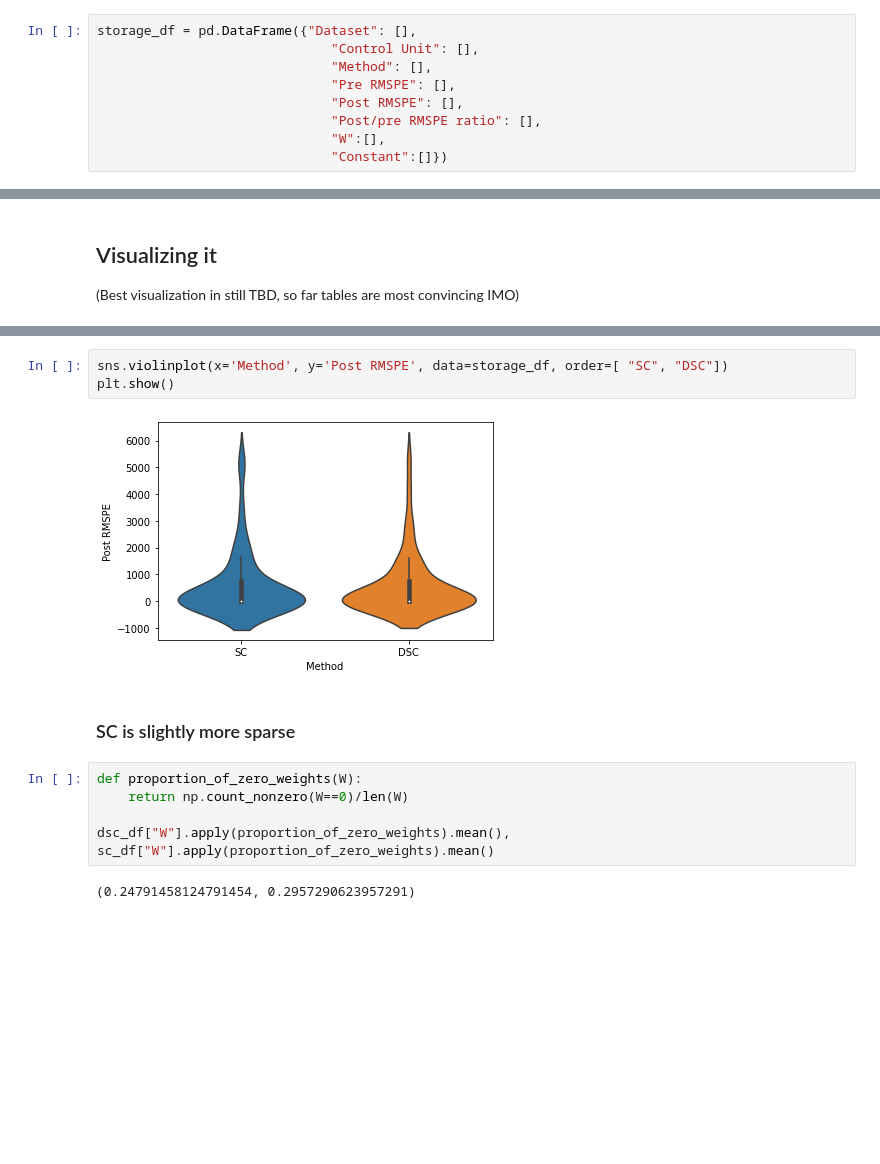
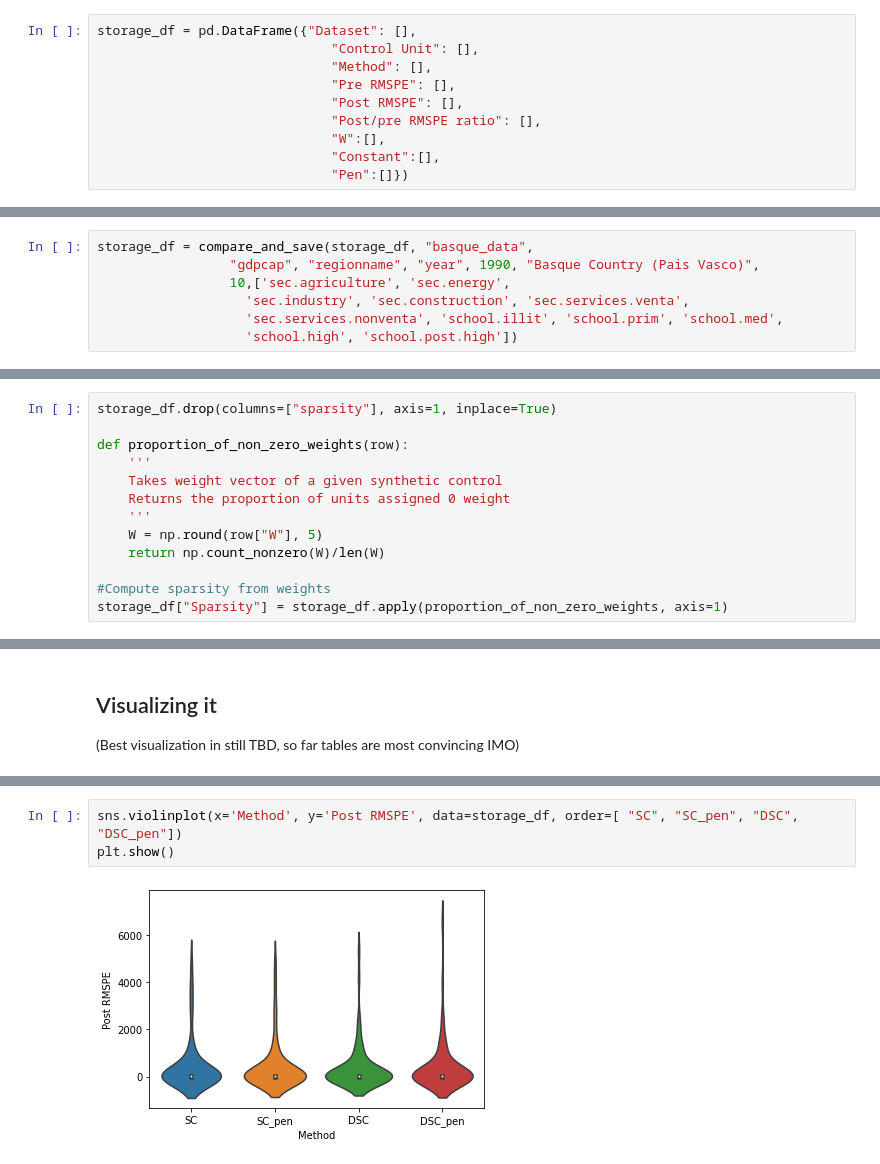
Before and after one commit to OscarEngelbrektson/Comparing_Synthetic_Control_Methods, a Jupyter notebook: Empirical evaluation using real data/Empirical Evaluation using real data.ipynb, the cells around one changed output, grey strips where cells are left out. Saved outputs shown, nothing was run; the diff lists cells and outputs as text; blank space fills up the shorter version.

```diff
--- a/Empirical evaluation using real data/Empirical Evaluation using real data.ipynb
+++ b/Empirical evaluation using real data/Empirical Evaluation using real data.ipynb
@@ -83,7 +89,8 @@ storage_df = pd.DataFrame({"Dataset": [],
                               "Post RMSPE": [],
                               "Post/pre RMSPE ratio": [],
                               "W":[],
-                              "Constant":[]})
+                              "Constant":[],
+                              "Pen":[]})
 # %%
 storage_df = compare_and_save(storage_df, "smoking_data",
                  "cigsale", "state", "year", 1989, "California", 10)
@@ -91,3 +98,10 @@ storage_df = compare_and_save(storage_df, "smoking_data",
 storage_df = compare_and_save(storage_df, "german_reunification",
                  "gdp", "country", "year", 1990, "West Germany",
                  10, ["schooling", "invest60", "invest70", "invest80"])
+# %%
+storage_df = compare_and_save(storage_df, "basque_data",
+                 "gdpcap", "regionname", "year", 1990, "Basque Country (Pais Vasco)",
+                 10,['sec.agriculture', 'sec.energy',
+                   'sec.industry', 'sec.construction', 'sec.services.venta',
+                   'sec.services.nonventa', 'school.illit', 'school.prim', 'school.med',
+                   'school.high', 'school.post.high'])
@@ -94,3 +114,16 @@ storage_df = compare_and_save(storage_df, "german_reunification",
+# %%
+storage_df.drop(columns=["sparsity"], axis=1, inplace=True)
+
+def proportion_of_non_zero_weights(row):
+    '''
+    Takes weight vector of a given synthetic control
+    Returns the proportion of units assigned 0 weight
+    '''
+    W = np.round(row["W"], 5)
+    return np.count_nonzero(W)/len(W)
+
+#Compute sparsity from weights
+storage_df["Sparsity"] = storage_df.apply(proportion_of_non_zero_weights, axis=1)
 # %% [markdown]
 # Analyze Results
 
@@ -184,14 +268,5 @@ plt.show()
 # %%
-sns.violinplot(x='Method', y='Post RMSPE', data=storage_df, order=[ "SC", "DSC"])
+sns.violinplot(x='Method', y='Post RMSPE', data=storage_df, order=[ "SC", "SC_pen", "DSC", "DSC_pen"])
 plt.show()
 # %% [output]
-[figure, old version]
+[figure, new version]
-# %% [markdown]
-### SC is slightly more sparse
-# %%
-def proportion_of_zero_weights(W):
-    return np.count_nonzero(W==0)/len(W)
-
-dsc_df["W"].apply(proportion_of_zero_weights).mean(), sc_df["W"].apply(proportion_of_zero_weights).mean()
-# %% [output]
-(0.24791458124791454, 0.2957290623957291)
```
Also changed, not shown: parts of 22 cells of this notebook.
